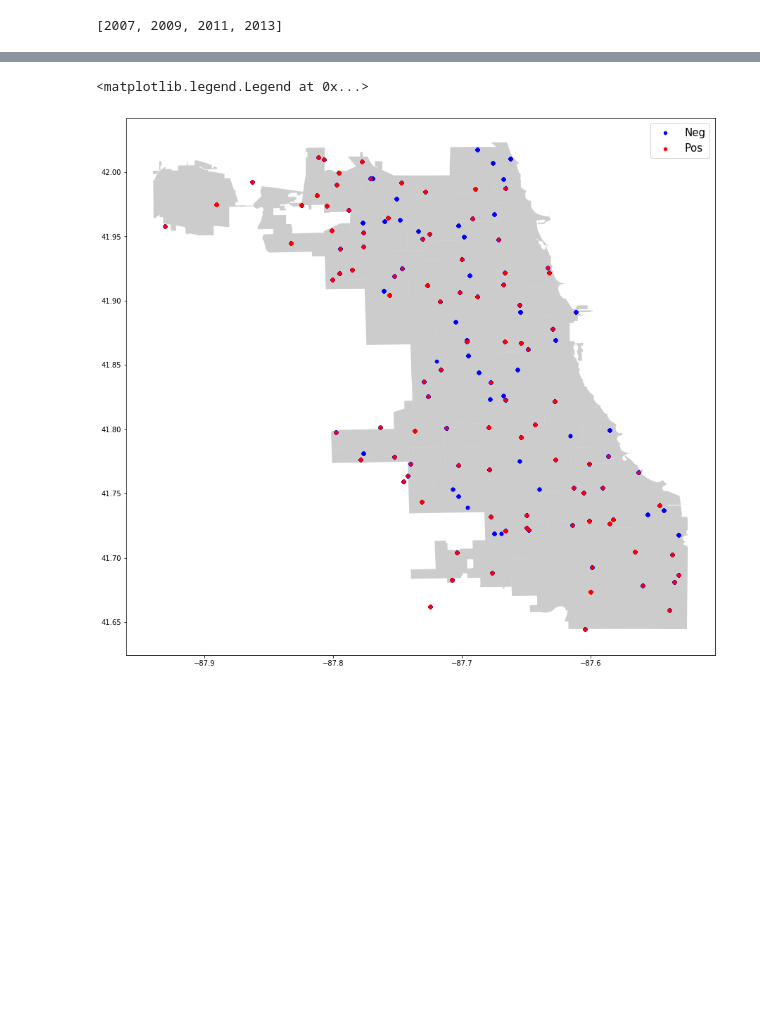
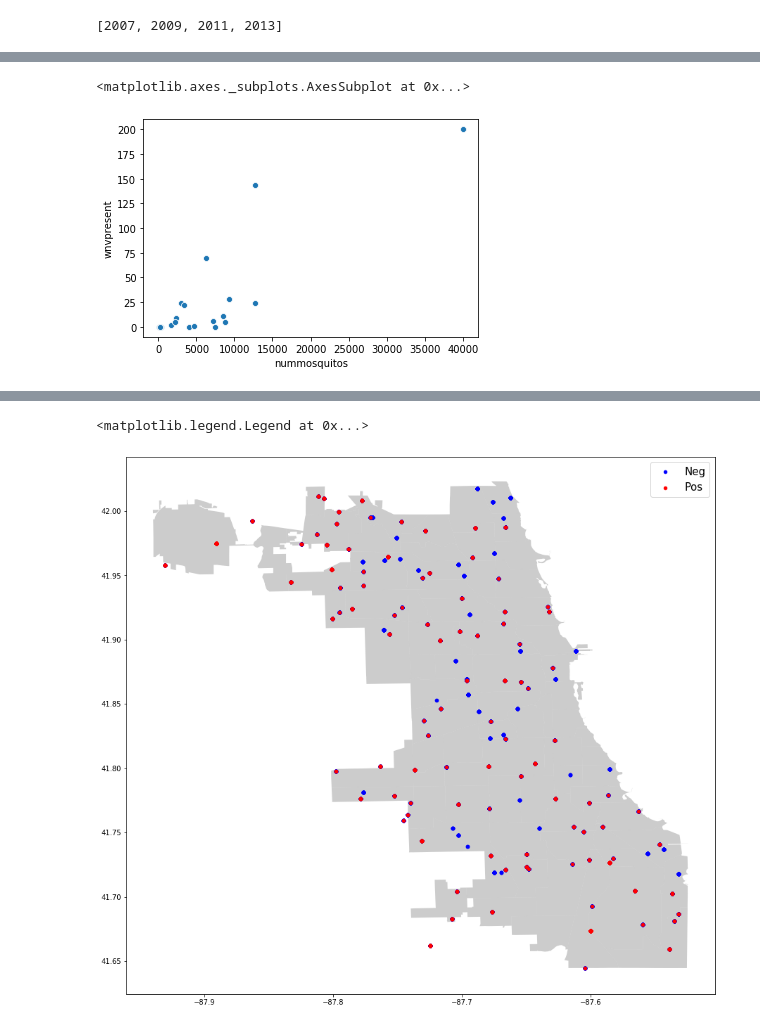
Before and after one commit to cheekeet86/project_4, a Jupyter notebook: code/2_eda.ipynb, the cells around one changed output, grey strips where cells are left out. Cells and saved outputs as stored; diff of their text form; code cells hidden in the pictures; blank space fills up the shorter version.

```diff
--- a/code/2_eda.ipynb
+++ b/code/2_eda.ipynb
@@ -86,0 +104,7 @@ plt.tight_layout()
+# %%
+sns.scatterplot(x=df_train.groupby(['year', 'month']).nummosquitos.sum(),
+                y= df_train.groupby(['year', 'month']).wnvpresent.sum(),
+               data=df_train)
+# %% [output]
+<matplotlib.axes._subplots.AxesSubplot at 0x...>
+[figure, added]
```
Also changed, not shown: parts of 11 cells of this notebook.
